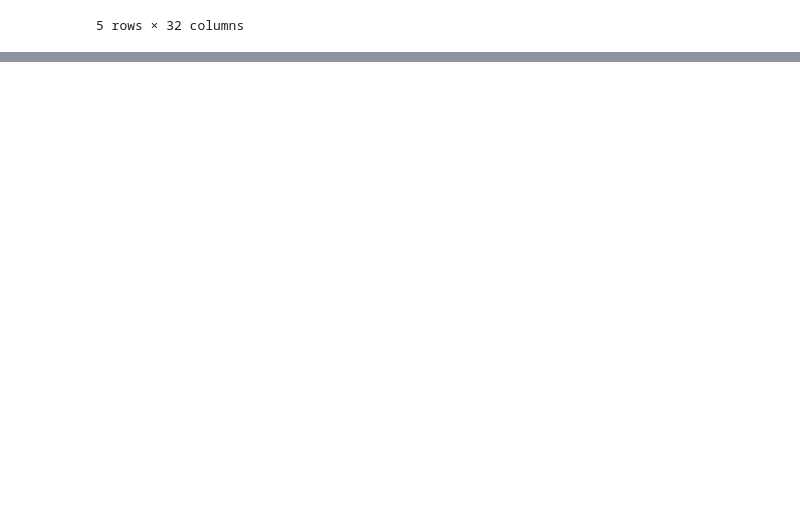
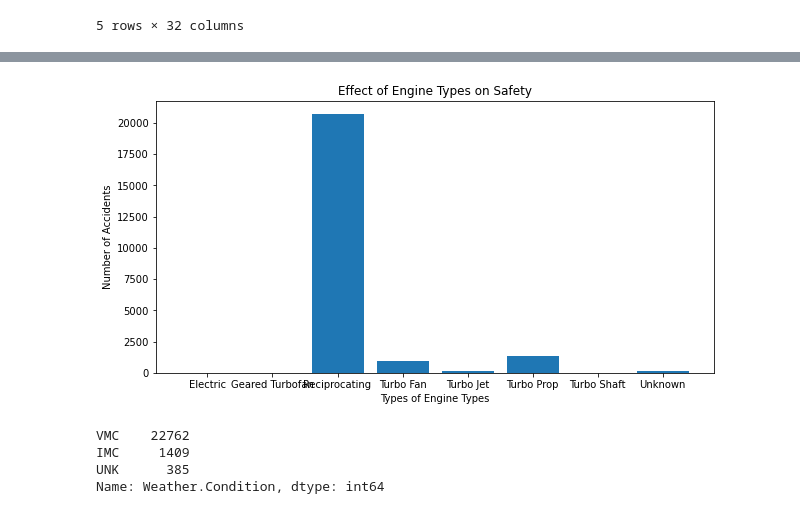
Before and after one commit to GitHbGav/dsc-phase-1-project-v3, a Jupyter notebook: Project_work.ipynb, the cells around one changed output, grey strips where cells are left out. Cells and saved outputs as stored; diff of their text form; code cells hidden in the pictures; blank space fills up the shorter version.

```diff
--- a/Project_work.ipynb
+++ b/Project_work.ipynb
@@ -551,0 +638,2 @@ List_Make
+# %%
+df_clean_aircraft = df_clean.dropna(subset=['Aircraft.Category'])
@@ -551,0 +669,2 @@ List_Make
+# %%
+df_clean_aircraft = df_clean_aircraft.loc[df_clean_aircraft['Aircraft.Category']=='Airplane',:]
@@ -551,0 +714,2 @@ List_Make
+# %%
+df_clean_aircraft['Engine.Type'].replace(to_replace='UNK', value='Unknown', regex=True, inplace = True)
@@ -551,0 +728,11 @@ List_Make
+# %%
+x = df_clean_aircraft['Engine.Type'].value_counts().sort_index().index
+y = df_clean_aircraft['Engine.Type'].value_counts().sort_index().values
+
+fig, ax = plt.subplots(figsize=(10,5))
+ax.bar(x,y)
+ax.set_title('Effect of Engine Types on Safety')
+ax.set_xlabel('Types of Engine Types')
+ax.set_ylabel('Number of Accidents');
+# %% [output]
+[figure, added]
@@ -551,0 +743,7 @@ List_Make
+# %%
+df_clean_aircraft['Weather.Condition'].value_counts()
+# %% [output]
+VMC    22762
+IMC     1409
+UNK      385
+Name: Weather.Condition, dtype: int64
```
Also changed, not shown: parts of 58 cells of this notebook.
